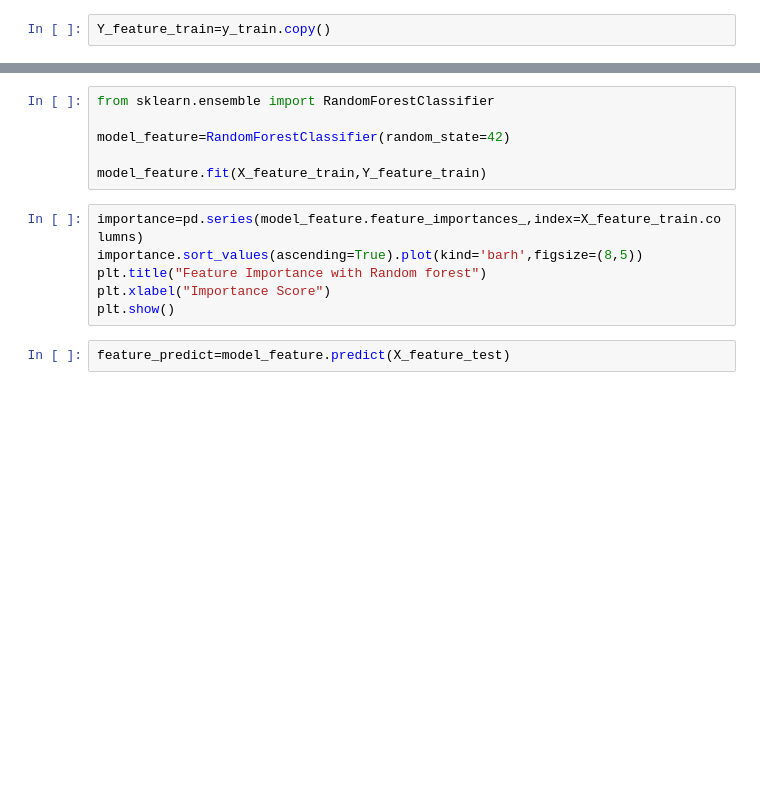
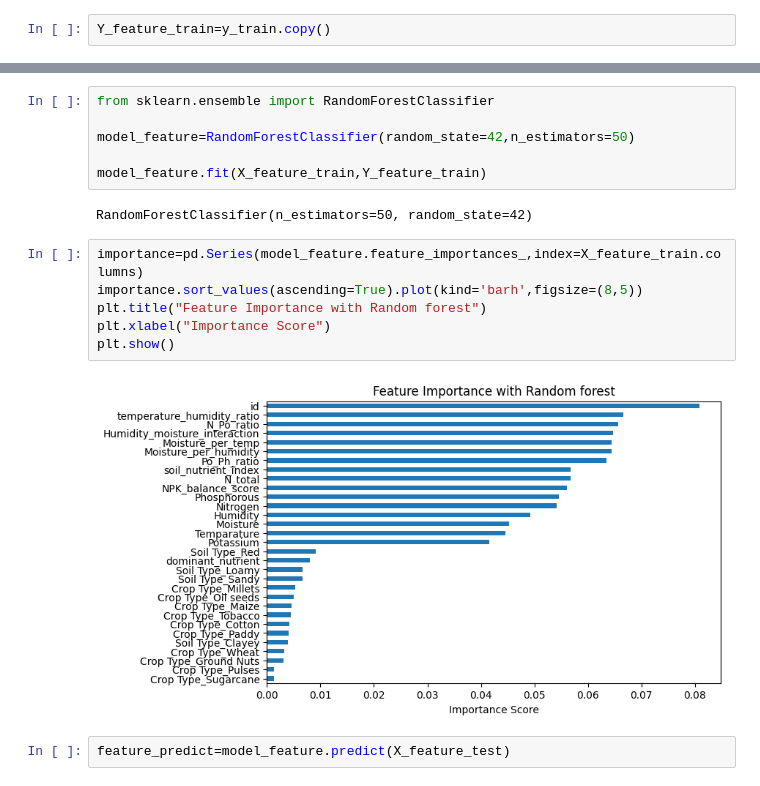
Before and after one commit to Abu-Taher01/Predicting-Optimal-Fertilizers, a Jupyter notebook: Predicting Optimal Fertilizers.ipynb, the cells around one changed output, grey strips where cells are left out. Cells and saved outputs as stored; diff of their text form; blank space fills up the shorter version.

```diff
--- a/Predicting Optimal Fertilizers.ipynb
+++ b/Predicting Optimal Fertilizers.ipynb
@@ -496,14 +540,18 @@ X_feature_test.head()
 # %%
 from sklearn.ensemble import RandomForestClassifier
 
-model_feature=RandomForestClassifier(random_state=42)
+model_feature=RandomForestClassifier(random_state=42,n_estimators=50)
 
 model_feature.fit(X_feature_train,Y_feature_train)
+# %% [output]
+RandomForestClassifier(n_estimators=50, random_state=42)
 # %%
-importance=pd.series(model_feature.feature_importances_,index=X_feature_train.columns)
+importance=pd.Series(model_feature.feature_importances_,index=X_feature_train.columns)
 importance.sort_values(ascending=True).plot(kind='barh',figsize=(8,5))
 plt.title("Feature Importance with Random forest")
 plt.xlabel("Importance Score")
 plt.show()
+# %% [output]
+[figure, added]
 # %%
 feature_predict=model_feature.predict(X_feature_test)
```
Also changed, not shown: parts of 10 cells of this notebook.
